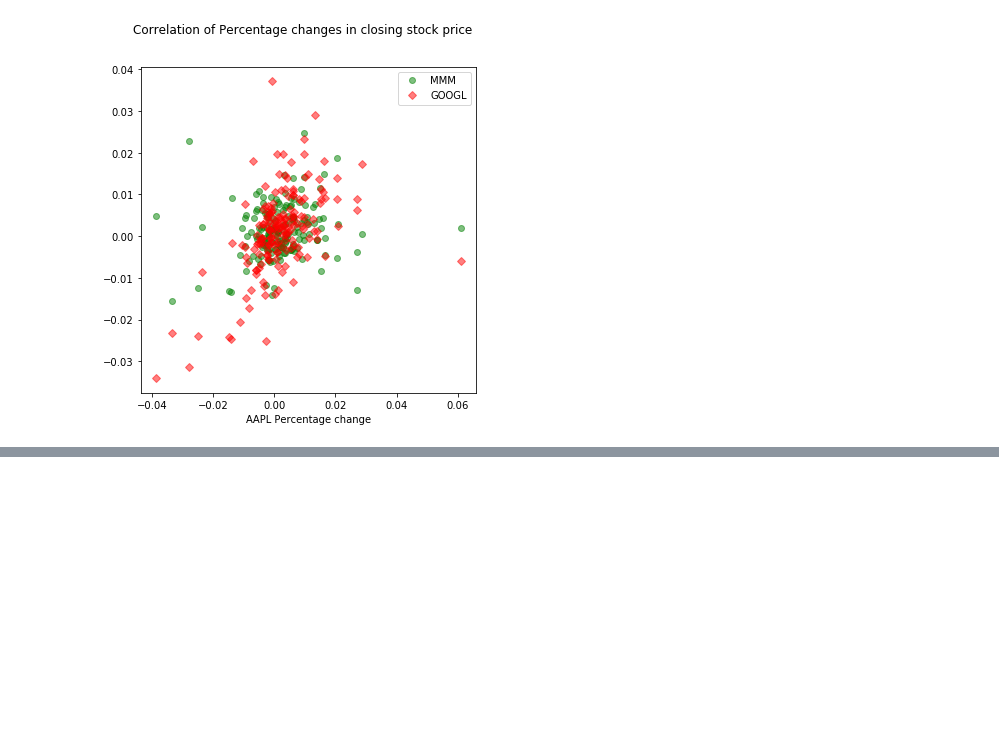
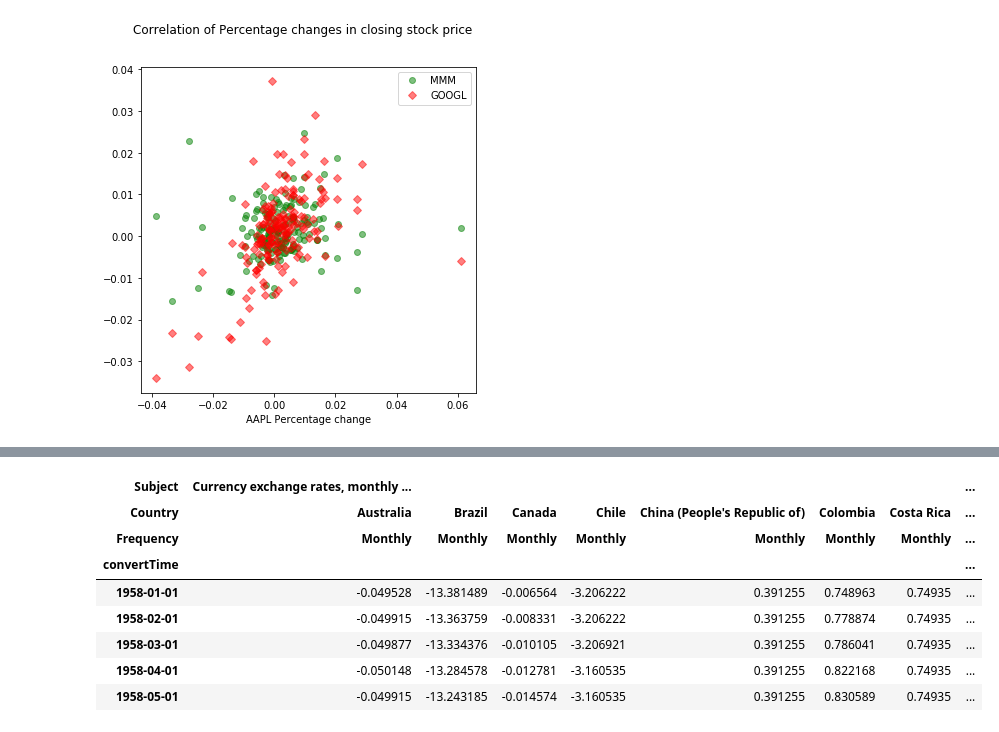
Before and after one commit to uliang/First-steps-with-the-Python-language, a Jupyter notebook: Unit3_1.ipynb, the cells around one changed output, grey strips where cells are left out. Cells and saved outputs as stored; diff of their text form; code cells hidden in the pictures; blank space fills up the shorter version.

```diff
--- a/Unit3_1.ipynb
+++ b/Unit3_1.ipynb
@@ -137,0 +167,24 @@ ax2.set_x
+# %%
+oecd_currency_xchange = (oecd_currency.sort_index(axis=1, ascending=True)
+                                      .loc[:, idx["Currency exchange rates, monthly average",:,"Monthly"]]
+                                      .loc[monthly, :]
+                                      .dropna(axis=0,how="all")
+                                      .dropna(axis=1, how="any")
+                                      .reset_index("Time")
+                                      .sort_index(axis=1, ascending=True)
+                                      .assign(convertTime=lambda df: pd.to_datetime(df.Time))
+                                      .set_index("convertTime")
+                                      .drop("Time", axis=1)
+                                      .apply(np.log10))
+
+oecd_currency_xchange.head()
+# %% [output]
+| Subject | Currency exchange rates, monthly ... |  |  |  |  |  |  | ... |
+| Country | Australia | Brazil | Canada | Chile | China (People's Republic of) | Colombia | Costa Rica | ... |
+| Frequency | Monthly | Monthly | Monthly | Monthly | Monthly | Monthly | Monthly | ... |
+| convertTime |  |  |  |  |  |  |  | ... |
+| 1958-01-01 | -0.049528 | -13.381489 | -0.006564 | -3.206222 | 0.391255 | 0.748963 | 0.74935 | ... |
+| 1958-02-01 | -0.049915 | -13.363759 | -0.008331 | -3.206222 | 0.391255 | 0.778874 | 0.74935 | ... |
+| 1958-03-01 | -0.049877 | -13.334376 | -0.010105 | -3.206921 | 0.391255 | 0.786041 | 0.74935 | ... |
+| 1958-04-01 | -0.050148 | -13.284578 | -0.012781 | -3.160535 | 0.391255 | 0.822168 | 0.74935 | ... |
+| 1958-05-01 | -0.049915 | -13.243185 | -0.014574 | -3.160535 | 0.391255 | 0.830589 | 0.74935 | ... |
```
Also changed, not shown: parts of 10 cells of this notebook.
